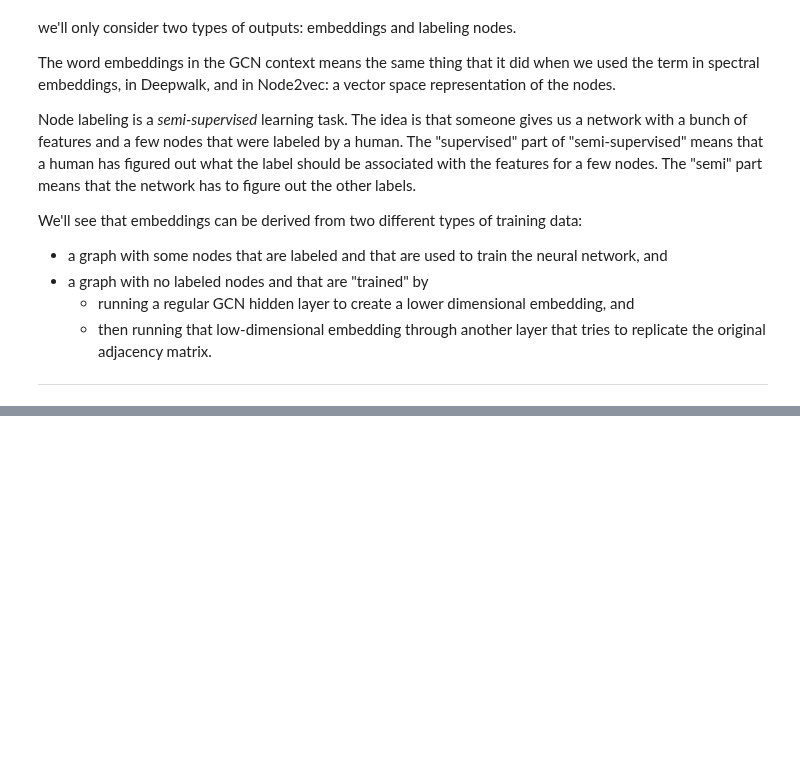
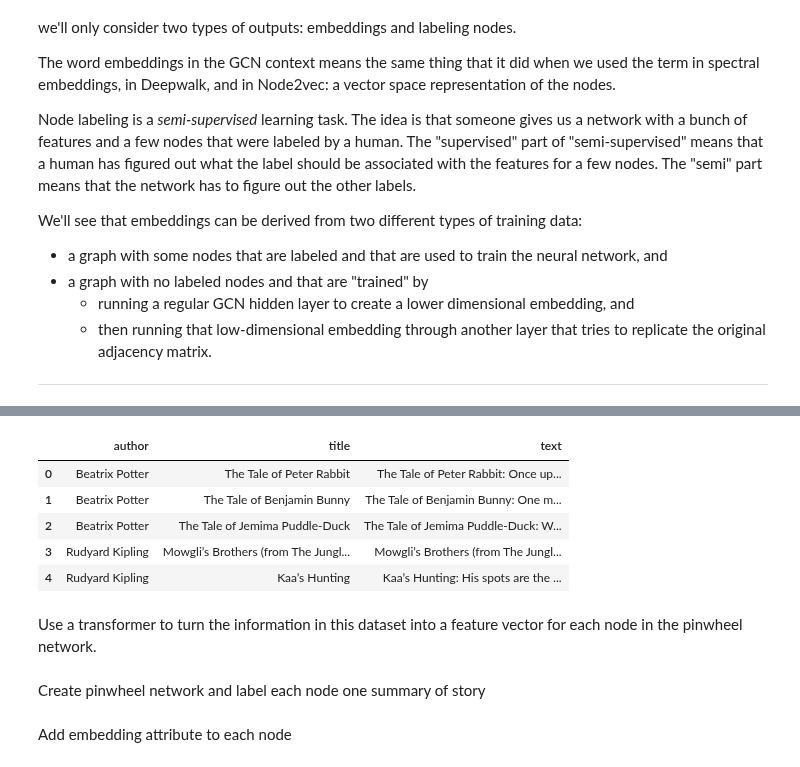
Before and after one commit to MichaelAGoodrich/cs575-homework-1-fall-2025, a Jupyter notebook: src/in_class_exercises/graph neural networks/GCN_overview.ipynb, the cells around one changed output, grey strips where cells are left out. Cells and saved outputs as stored; diff of their text form; code cells hidden in the pictures; blank space fills up the shorter version.

```diff
--- a/src/in_class_exercises/graph neural networks/GCN_overview.ipynb
+++ b/src/in_class_exercises/graph neural networks/GCN_overview.ipynb
@@ -452,0 +468,15 @@ We'll see that embeddings can be derived from two different types of training da
+# %%
+import pandas as pd
+
+# Load transformer-ready CSV
+df: pd.DataFrame = pd.read_csv("datasets/Transformer_Ready_Stories_With_Node0.csv")
+df.head()
+# %% [output]
+|  | author | title | text |
+| 0 | Beatrix Potter | The Tale of Peter Rabbit | The Tale of Peter Rabbit: Once up... |
+| 1 | Beatrix Potter | The Tale of Benjamin Bunny | The Tale of Benjamin Bunny: One m... |
+| 2 | Beatrix Potter | The Tale of Jemima Puddle-Duck | The Tale of Jemima Puddle-Duck: W... |
+| 3 | Rudyard Kipling | Mowgli’s Brothers (from The Jungl... | Mowgli’s Brothers (from The Jungl... |
+| 4 | Rudyard Kipling | Kaa’s Hunting | Kaa’s Hunting: His spots are the ... |
+# %% [markdown]
+Use a transformer to turn the information in this dataset into a feature vector for each node in the pinwheel network.
@@ -452,0 +495,2 @@ We'll see that embeddings can be derived from two different types of training da
+# %% [markdown]
+Create pinwheel network and label each node one summary of story
@@ -452,0 +518,2 @@ We'll see that embeddings can be derived from two different types of training da
+# %% [markdown]
+Add embedding attribute to each node
```
Also changed, not shown: parts of 22 cells of this notebook, 10 other files.
